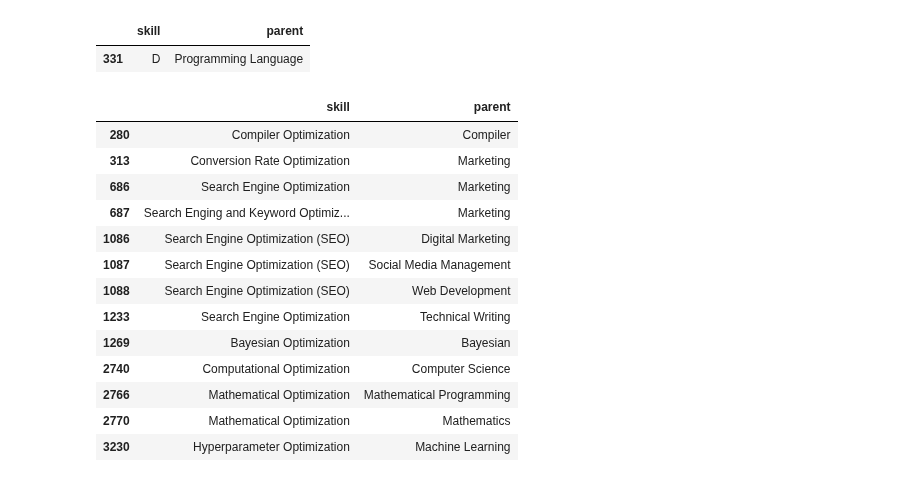
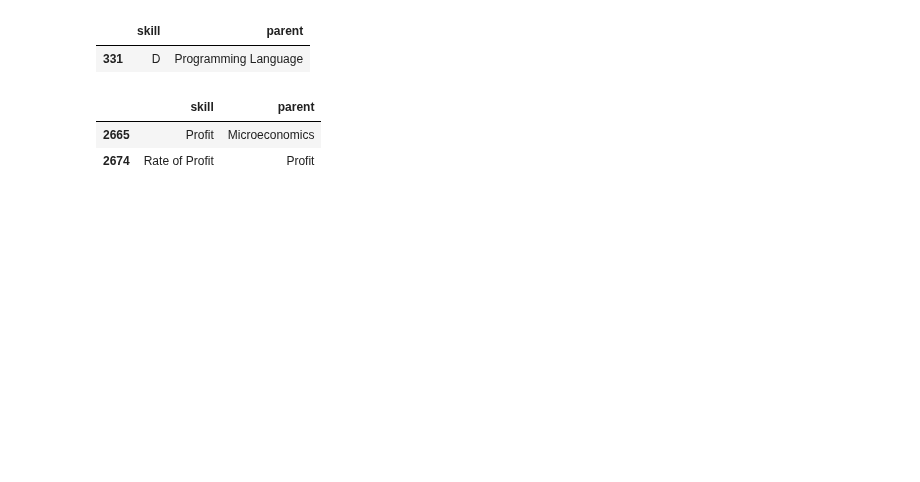
Before and after one commit to binxuankong/skills-ontology-project, a Jupyter notebook: Skill Extraction Tuning.ipynb, the cells around one changed output. Cells and saved outputs as stored; diff of their text form; code cells hidden in the pictures; blank space fills up the shorter version.

```diff
--- a/Skill Extraction Tuning.ipynb
+++ b/Skill Extraction Tuning.ipynb
@@ -255,19 +255,8 @@ df_st.loc[df_st['skill'] == 'D']
 |  | skill | parent |
 | 331 | D | Programming Language |
 # %%
-df_st.loc[df_st['skill'].str.contains('Optimization')]
+df_st.loc[df_st['skill'].str.contains('Profit')]
 # %% [output]
 |  | skill | parent |
-| 280 | Compiler Optimization | Compiler |
-| 313 | Conversion Rate Optimization | Marketing |
-| 686 | Search Engine Optimization | Marketing |
-| 687 | Search Enging and Keyword Optimiz... | Marketing |
-| 1086 | Search Engine Optimization (SEO) | Digital Marketing |
-| 1087 | Search Engine Optimization (SEO) | Social Media Management |
-| 1088 | Search Engine Optimization (SEO) | Web Development |
-| 1233 | Search Engine Optimization | Technical Writing |
-| 1269 | Bayesian Optimization | Bayesian |
-| 2740 | Computational Optimization | Computer Science |
-| 2766 | Mathematical Optimization | Mathematical Programming |
-| 2770 | Mathematical Optimization | Mathematics |
-| 3230 | Hyperparameter Optimization | Machine Learning |
+| 2665 | Profit | Microeconomics |
+| 2674 | Rate of Profit | Profit |
```
Also changed, not shown: 5 other files.
